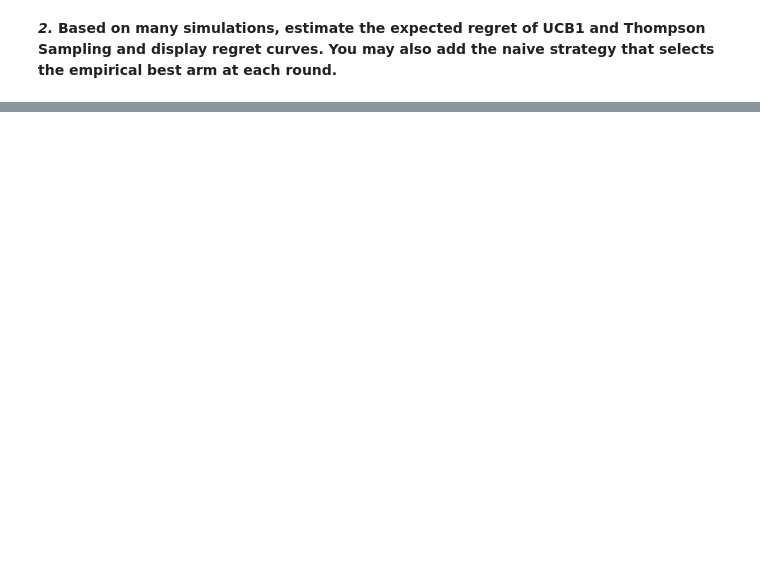
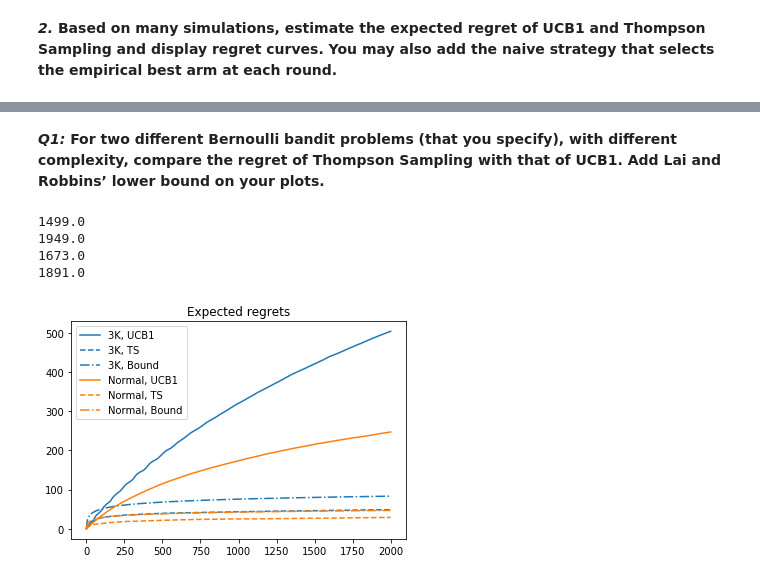
Before and after one commit to plguhur/MVA, a Jupyter notebook: TP2_python/MVARL_TP2_Guhur.ipynb, the cells around one changed output, grey strips where cells are left out. Drawn from its saved outputs; the diff is of its cells as text; code cells hidden in the pictures; blank space fills up the shorter version.

```diff
--- a/TP2_python/MVARL_TP2_Guhur.ipynb
+++ b/TP2_python/MVARL_TP2_Guhur.ipynb
@@ -159,0 +222,31 @@ You may also add the naive strategy that selects the empirical best arm at each
+# %% [markdown]
+***Q1:* For two different Bernoulli bandit problems (that you specify), with different complexity, compare the regret of Thompson Sampling with that of UCB1. Add Lai and Robbins’ lower bound on your plots.**
+# %%
+K = 10
+T = 2000
+means = np.random.random(3*K)
+means_n = np.random.random(K)
+problems = ["3K", "Normal"]
+MABs = {problems[0]: [ArmBernoulli(m) for m in means],
+        problems[1]: [ArmBernoulli(m) for m in means_n] }
+
+plt.figure()
+
+for pb in problems:
+    regrets_ucb1 = expected_regret(MABs[pb], UCB1, T=T)
+    regrets_ts = expected_regret(MABs[pb], TS, T=T)
+    regret_curve = oracle(MABs[pb]) * np.log(range(1, T))
+    p = plt.plot(range(T), regrets_ucb1, label=f"{pb}, UCB1")
+    color = p[0].get_color()
+    plt.plot(range(T), regrets_ts, label=f"{pb}, TS", color=color, linestyle="--")
+    plt.plot(range(1, T), regret_curve, label=f"{pb}, Bound", color=color, linestyle="-.")
+
+plt.title("Expected regrets")
+plt.legend()
+plt.show()
+# %% [output]
+1499.0
+1949.0
+1673.0
+1891.0
+[figure, added]
```
Also changed, not shown: parts of 15 cells of this notebook, 4 other files.
